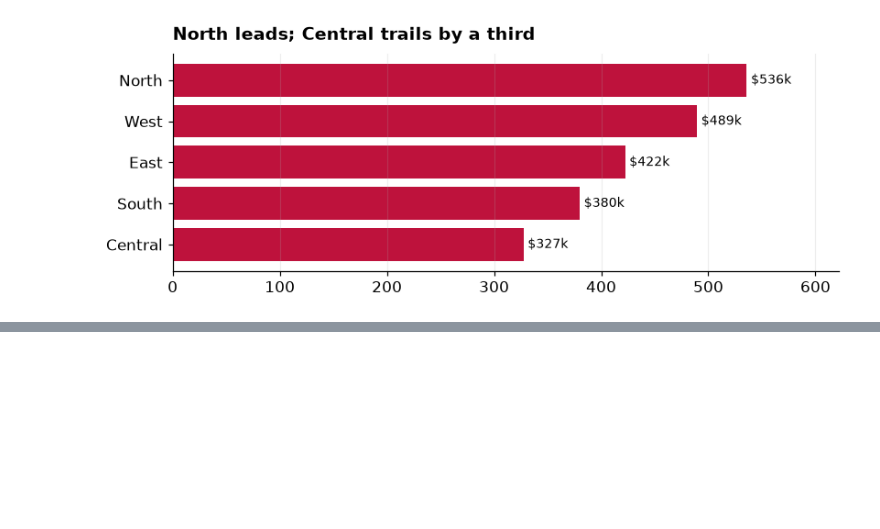
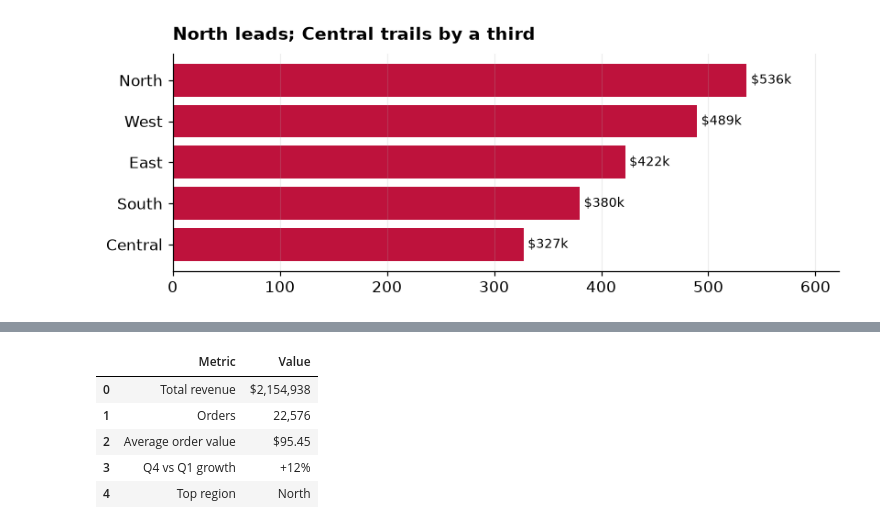
Before and after one commit to johnfisher-ai/Statistics-Data-Science-AI-Visual-Book, a Jupyter notebook: chapters/notebooks/communicating-insights--1-executive-report.ipynb, the cells around one changed output, grey strips where cells are left out. Drawn from its saved outputs; the diff is of its cells as text; code cells hidden in the pictures; blank space fills up the shorter version.

```diff
--- a/chapters/notebooks/communicating-insights--1-executive-report.ipynb
+++ b/chapters/notebooks/communicating-insights--1-executive-report.ipynb
@@ -132,0 +62,11 @@ That is the executive genre: the recommendation appears in the first sentence, s
+# %%
+kpi = pd.DataFrame({"Metric":["Total revenue","Orders","Average order value","Q4 vs Q1 growth","Top region"],
+                   "Value":[f"${total_rev:,.0f}", f"{total_orders:,}", f"${aov:.2f}", f"{growth:+.0%}", "North"]})
+kpi
+# %% [output]
+|  | Metric | Value |
+| 0 | Total revenue | $2,154,938 |
+| 1 | Orders | 22,576 |
+| 2 | Average order value | $95.45 |
+| 3 | Q4 vs Q1 growth | +12% |
+| 4 | Top region | North |
```
Also changed, not shown: parts of 7 cells of this notebook, 15 other files.
